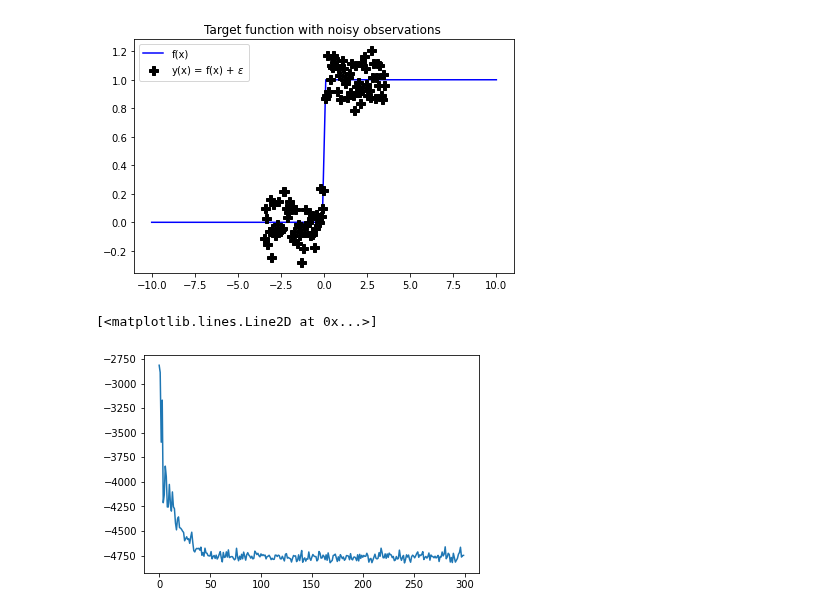
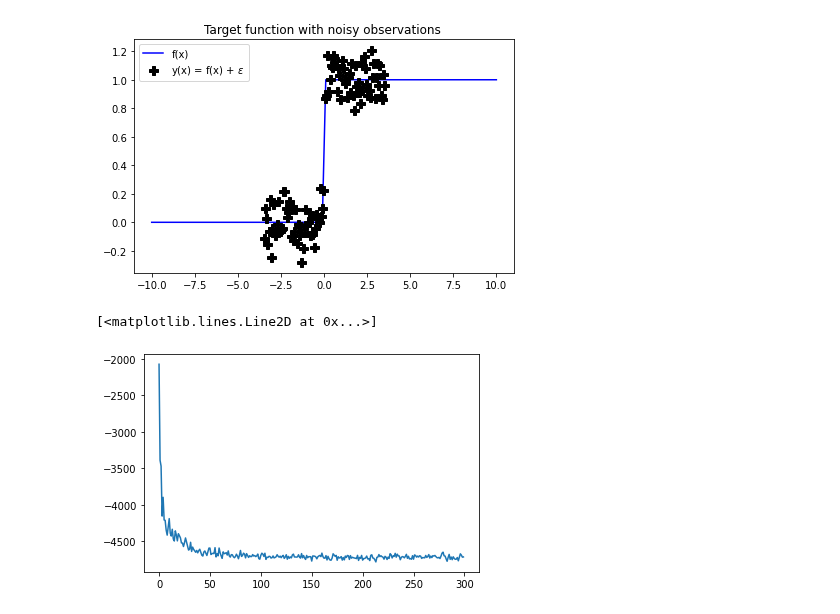
Before and after one commit to franciscovargas/ControlledFollmerDrift, a Jupyter notebook: notebooks/Step Function.ipynb, the cells around one changed output. Drawn from its saved outputs; the diff is of its cells as text; code cells hidden in the pictures.

```diff
--- a/notebooks/Step Function.ipynb
+++ b/notebooks/Step Function.ipynb
@@ -144,22 +101,31 @@ def loss(sde, x, y, dt=0.05):
 # %%
 gamma = 0.05**2
-sde = SDE(gamma, dim).to(device)
-
-optimizer = torch.optim.Adam(sde.parameters(), lr=1e-4)
 
 n_steps = 300
 data_batch_size = 50
 param_batch_size = 32
 # %%
-losses = []
+def train(gamma, n_steps, data_batch_size, param_batch_size, dt=0.05):
+    sde = FollmerSDE(gamma, SimpleForwardNetBN(input_dim=dim, width=300)).to(device)
+    optimizer = torch.optim.Adam(sde.parameters(), lr=1e-4)
 
-for _ in tqdm(range(n_steps)):
-    perm = torch.randperm(100)
-    x = X_train[perm[:50], :]
-    y = y_train[perm[:50], :]
+    losses = []
 
-    optimizer.zero_grad()
-    l = loss(sde, x, y, dt=0.05)
-    l.backward()
-    losses.append(l.detach().cpu().numpy())
-    optimizer.step()
+    for _ in tqdm(range(n_steps)):
+        perm = torch.randperm(N_train)
+        x = X_train[perm[:data_batch_size], :]
+        y = y_train[perm[:data_batch_size], :]
+
+        optimizer.zero_grad()
+
+        partial_log_p = lambda params_batch: log_posterior_batch(x, y, params_batch)
+
+        loss = relative_entropy_control_cost(sde, partial_log_p, param_batch_size=param_batch_size, dt=dt, device=device)
+        loss.backward()
+
+        losses.append(loss.detach().cpu().numpy())
+        optimizer.step()
+
+    losses = np.array(losses)
+
+    return sde, losses
@@ -168,5 +156,7 @@ losses = np.array(losses)
+# %%
+sde, losses = train(gamma, n_steps, data_batch_size, param_batch_size)
 # %%
-plt.plot(losses.flatten())
+plt.plot(losses)
 # %% [output]
 [<matplotlib.lines.Line2D at 0x...>]
-[figure, old version]
+[figure, new version]
```
Also changed, not shown: parts of 29 cells of this notebook, 7 other files.
